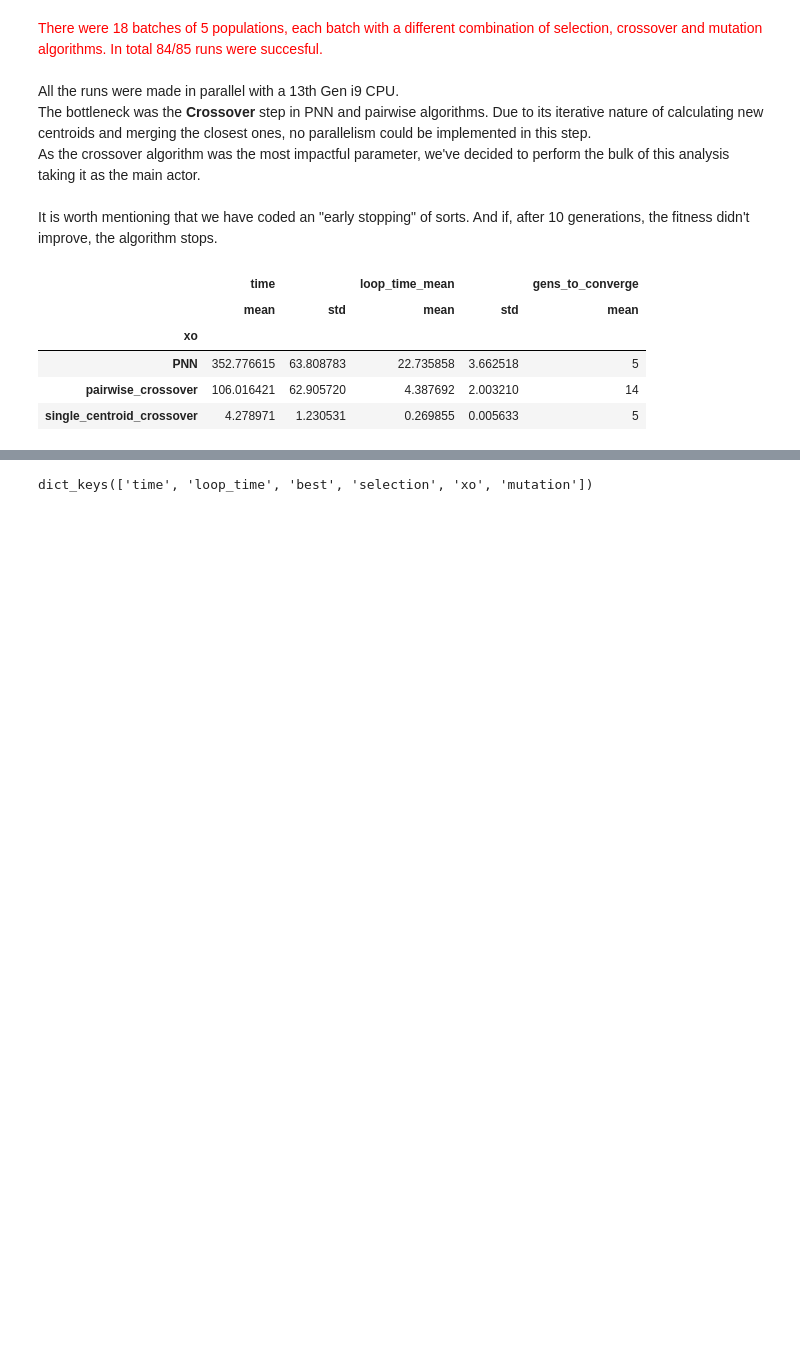
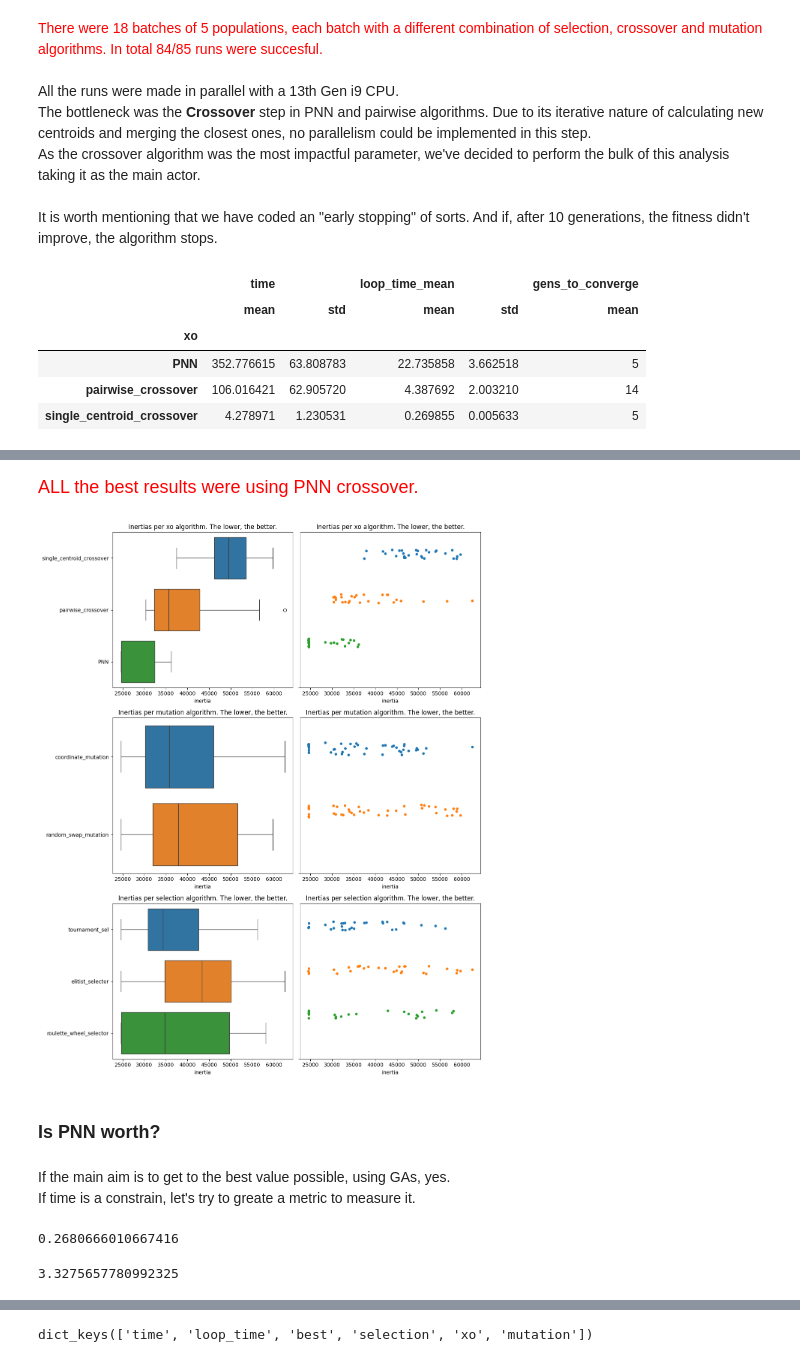
Before and after one commit to vitorsouton/cifo, a Jupyter notebook: notebooks/final_findings.ipynb, the cells around one changed output, grey strips where cells are left out. Saved outputs shown, nothing was run; the diff lists cells and outputs as text; code cells hidden in the pictures; blank space fills up the shorter version.

```diff
--- a/notebooks/final_findings.ipynb
+++ b/notebooks/final_findings.ipynb
@@ -85,0 +140,24 @@ df_pre.groupby(['xo'])[['time', 'loop_time_mean', 'gens_to_converge']].agg({'tim
+# %% [markdown]
+<font size=4 color='red'>ALL the best results were using PNN crossover.</font>
+# %%
+fig, axs = plt.subplots(3, 2, figsize=(12,15))
+for algo, ax in zip(['xo', 'mutation', 'selection'], axs):
+    sns.boxplot(df_pre, x='inertia', y=algo, ax=ax[0], hue=algo)
+    sns.stripplot(df_pre, x='inertia', y=algo, ax=ax[1], hue=algo)
+
+    ax[0].set_title(f'Inertias per {algo} algorithm. The lower, the better.');
+    ax[1].set_title(f'Inertias per {algo} algorithm. The lower, the better.')
+
+    ax[0].set_ylabel('')
+    ax[1].set_ylabel('')
+
+    ax[1].set_yticks('')
+
+plt.tight_layout();
+# %% [output]
+[figure, added]
+# %% [markdown]
+### Is PNN worth?
+# %% [markdown]
+If the main aim is to get to the best value possible, using GAs, yes.<br>
+If time is a constrain, let's try to greate a metric to measure it.
@@ -85,0 +170,8 @@ df_pre.groupby(['xo'])[['time', 'loop_time_mean', 'gens_to_converge']].agg({'tim
+# %%
+1 - (PNN_inertia.mean() / pairwise_inertia.mean())
+# %% [output]
+0.2680666010667416
+# %%
+PNN_time.mean() / pairwise_time.mean()
+# %% [output]
+3.3275657780992325
```
Also changed, not shown: parts of 9 cells of this notebook, 7 other files.
